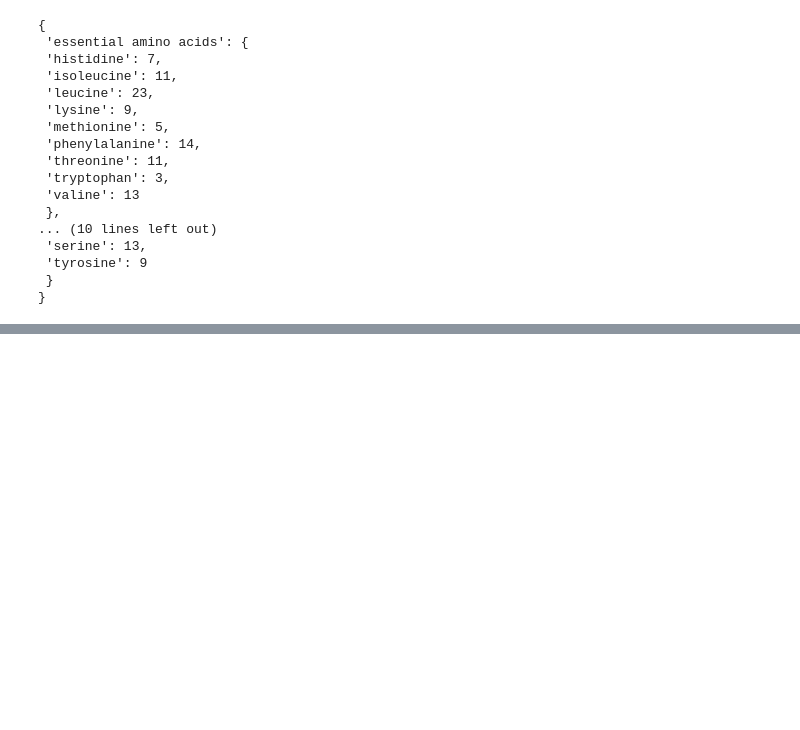
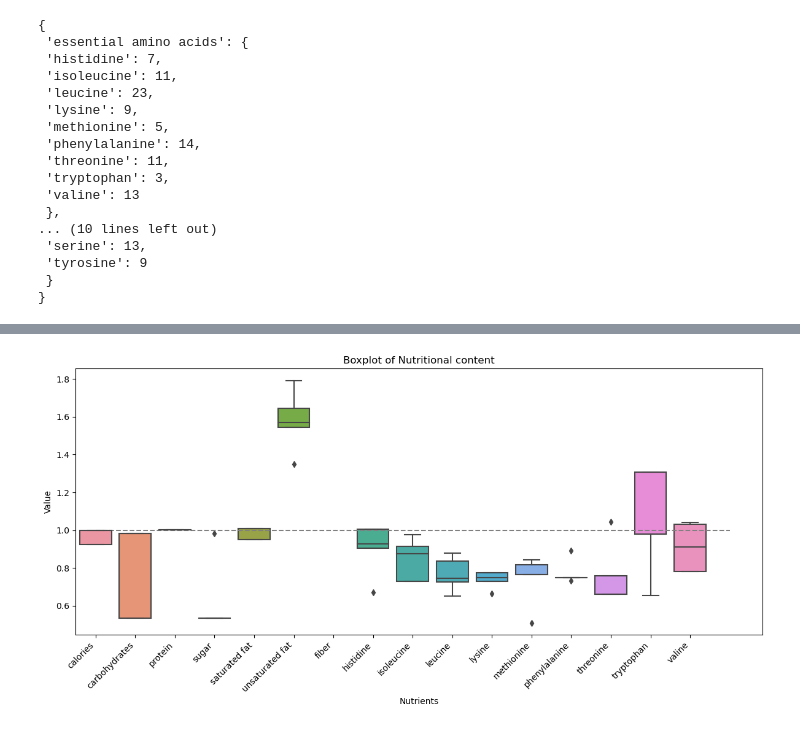
Before and after one commit to jasperhajonides/dash_health_app, a Jupyter notebook: openai_api_testing.ipynb, the cells around one changed output, grey strips where cells are left out. Drawn from its saved outputs; the diff is of its cells as text; code cells hidden in the pictures; blank space fills up the shorter version.

```diff
--- a/openai_api_testing.ipynb
+++ b/openai_api_testing.ipynb
@@ -279,0 +665,17 @@ nutrition
+# %%
+import matplotlib.pyplot as plt
+import seaborn as sns
+# Rearrange DataFrame to long format
+melted_df = df_percentage[cols_present].melt(var_name='Nutrients', value_name='Value')
+
+# Create the boxplot
+plt.figure(figsize=(12, 6))
+sns.boxplot(x='Nutrients', y='Value', data=melted_df)
+plt.hlines(1,0, len(cols_present),colors='grey',linestyles='dashed')
+plt.xticks(rotation=45, ha='right')
+plt.title('Boxplot of Nutritional content')
+plt.tight_layout()
+# plt.ylim([0,2.56])
+plt.show()
+# %% [output]
+[figure, added]
```
Also changed, not shown: parts of 54 cells of this notebook, 21 other files.
